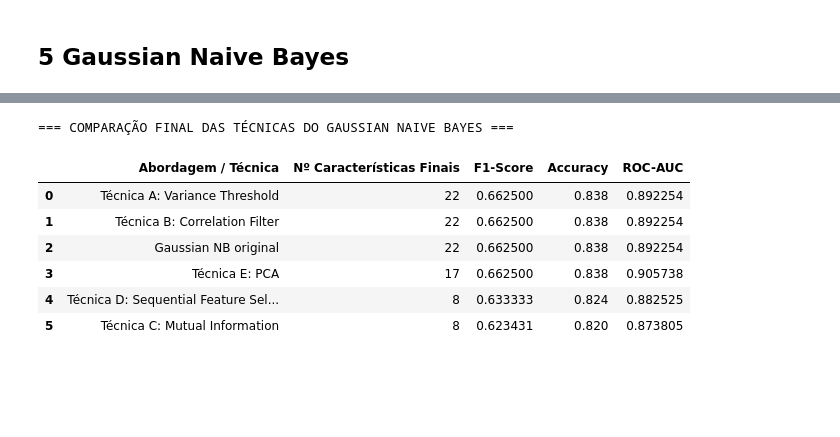
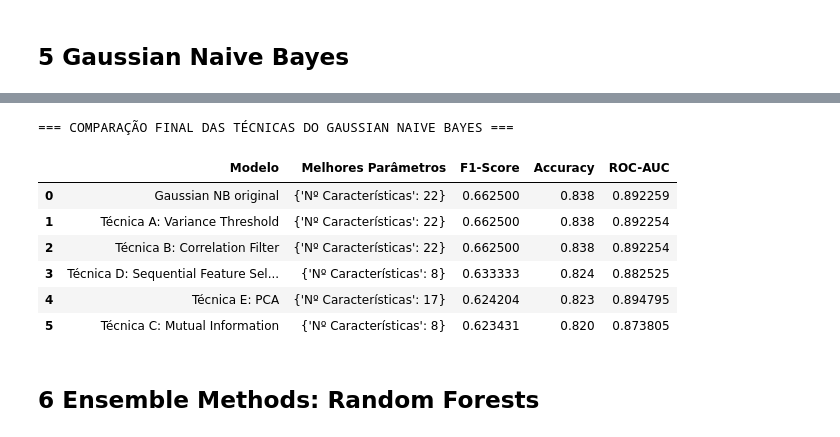
Before and after one commit to OJsan-ForReal/FAA-G22, a Jupyter notebook: projeto_G22_Classificacao.ipynb, the cells around one changed output, grey strips where cells are left out. Drawn from its saved outputs; the diff is of its cells as text; code cells hidden in the pictures; blank space fills up the shorter version.

```diff
--- a/projeto_G22_Classificacao.ipynb
+++ b/projeto_G22_Classificacao.ipynb
@@ -699,10 +710,11 @@ print("\nDetailed Classification Report:\n", classification_report(y_test, y_pre
 
 todos_resultados = []  # Criar uma lista para armazenar os resultados de todas as técnicas
 todos_resultados.append({
-    "Abordagem / Técnica": "KNN original",
-    "best_k" : grid_knn.best_params_['n_neighbors'],
-    "best_weights" : grid_knn.best_params_['weights'],
-    "Nº Características Finais": X_learning_pca_scaled.shape[1],
+    "Modelo": "KNN original",
+    "Melhores Parâmetros": grid_knn.best_params_,
+    # "best_k" : grid_knn.best_params_['n_neighbors'],
+    # "best_weights" : grid_knn.best_params_['weights'],
+    # "Nº Características Finais": X_learning_scaled.shape[1],
     "F1-Score": f1_score(y_test, y_pred_knn),
     "Accuracy": accuracy_score(y_test, y_pred_knn),
     "ROC-AUC": roc_auc_score(y_test, y_prob_knn)
@@ -957,8 +994,7 @@ weighted avg       0.84      0.84      0.83      1000
 # %%
 from sklearn.naive_bayes import GaussianNB
 
-# 存储 GNB 结果
-resultados_gnb = []
+
 
 # 1. 技术 A
 gnb = GaussianNB()
@@ -966,8 +1002,11 @@ gnb.fit(X_learning_var_scaled, y_learning)
 y_pred = gnb.predict(X_test_var_scaled)
 y_prob = gnb.predict_proba(X_test_var_scaled)[:, 1]
 resultados_gnb.append({
-    "Abordagem / Técnica": "Técnica A: Variance Threshold",
-    "Nº Características Finais": X_learning_var_scaled.shape[1],
+    "Modelo": "Técnica A: Variance Threshold",
+    "Melhores Parâmetros": {
+        "Nº Características": X_learning_var_scaled.shape[1],
+        },
+
     "F1-Score": f1_score(y_test, y_pred),
     "Accuracy": accuracy_score(y_test, y_pred),
     "ROC-AUC": roc_auc_score(y_test, y_prob)
@@ -979,8 +1018,10 @@ gnb.fit(X_learning_corr_scaled, y_learning)
 y_pred = gnb.predict(X_test_corr_scaled)
 y_prob = gnb.predict_proba(X_test_corr_scaled)[:, 1]
 resultados_gnb.append({
-    "Abordagem / Técnica": "Técnica B: Correlation Filter",
-    "Nº Características Finais": X_learning_corr_scaled.shape[1],
+    "Modelo": "Técnica B: Correlation Filter",
+    "Melhores Parâmetros": {
+        "Nº Características": X_learning_corr_scaled.shape[1],
+    },
     "F1-Score": f1_score(y_test, y_pred),
     "Accuracy": accuracy_score(y_test, y_pred),
     "ROC-AUC": roc_auc_score(y_test, y_prob)
@@ -992,8 +1033,10 @@ gnb.fit(X_learning_mi_scaled, y_learning)
 y_pred = gnb.predict(X_test_mi_scaled)
 y_prob = gnb.predict_proba(X_test_mi_scaled)[:, 1]
 resultados_gnb.append({
-    "Abordagem / Técnica": "Técnica C: Mutual Information",
-    "Nº Características Finais": X_learning_mi_scaled.shape[1],
+    "Modelo": "Técnica C: Mutual Information",
+    "Melhores Parâmetros": {
+        "Nº Características": X_learning_mi_scaled.shape[1],
+    },
     "F1-Score": f1_score(y_test, y_pred),
     "Accuracy": accuracy_score(y_test, y_pred),
     "ROC-AUC": roc_auc_score(y_test, y_prob)
@@ -1002,53 +1045,50 @@ resultados_gnb.append({
 # 4. 技术 D
 gnb = GaussianNB()
 gnb.fit(X_learning_sfs_scaled, y_learning)
 y_pred = gnb.predict(X_test_sfs_scaled)
 y_prob = gnb.predict_proba(X_test_sfs_scaled)[:, 1]
 resultados_gnb.append({
-    "Abordagem / Técnica": "Técnica D: Sequential Feature Selection",
-    "Nº Características Finais": X_learning_sfs_scaled.shape[1],
+    "Modelo": "Técnica D: Sequential Feature Selection",
+    "Melhores Parâmetros": {
+        "Nº Características": X_learning_sfs_scaled.shape[1],
+    },
     "F1-Score": f1_score(y_test, y_pred),
     "Accuracy": accuracy_score(y_test, y_pred),
     "ROC-AUC": roc_auc_score(y_test, y_prob)
 })
 
 # 5. 技术 E (PCA)
 gnb = GaussianNB()
 gnb.fit(X_learning_pca_scaled, y_learning)   # 注意你 KNN 代码里 PCA 后变量名可能是 X_learning_pca_scaled
 y_pred = gnb.predict(X_test_pca_scaled)
 y_prob = gnb.predict_proba(X_test_pca_scaled)[:, 1]
 resultados_gnb.append({
-    "Abordagem / Técnica": "Técnica E: PCA",
-    "Nº Características Finais": X_learning_pca_scaled.shape[1],
+    "Modelo": "Técnica E: PCA",
+    "Melhores Parâmetros": {
+        "Nº Características": X_learning_pca_scaled.shape[1],
+    },
     "F1-Score": f1_score(y_test, y_pred),
     "Accuracy": accuracy_score(y_test, y_pred),
     "ROC-AUC": roc_auc_score(y_test, y_prob)
 })
 
-# 6. 原始 GNB (无筛选)
-gnb = GaussianNB()
-gnb.fit(X_learning_scaled, y_learning)   # 你 KNN 原始 baseline 用的 scaled 数据
-y_pred = gnb.predict(X_test_scaled)
-y_prob = gnb.predict_proba(X_test_scaled)[:, 1]
-resultados_gnb.append({
-    "Abordagem / Técnica": "Gaussian NB original",
-    "Nº Características Finais": X_learning_scaled.shape[1],
-    "F1-Score": f1_score(y_test, y_pred),
-    "Accuracy": accuracy_score(y_test, y_pred),
-    "ROC-AUC": roc_auc_score(y_test, y_prob)
-})
+
 
 # 打印最终表格
 print("\n=== COMPARAÇÃO FINAL DAS TÉCNICAS DO GAUSSIAN NAIVE BAYES ===")
 # 按照 F1-Score 降序排列
 df_gnb = pd.DataFrame(resultados_gnb).sort_values(by="F1-Score", ascending=False).reset_index(drop=True)
 display(df_gnb)
+
+tabela_comparacao.append(df_gnb.iloc[0].to_dict())  # Adicionar o melhor resultado do GNB à tabela de comparação geral
 # %% [output]
 === COMPARAÇÃO FINAL DAS TÉCNICAS DO GAUSSIAN NAIVE BAYES ===
-|  | Abordagem / Técnica | Nº Características Finais | F1-Score | Accuracy | ROC-AUC |
-| 0 | Técnica A: Variance Threshold | 22 | 0.662500 | 0.838 | 0.892254 |
-| 1 | Técnica B: Correlation Filter | 22 | 0.662500 | 0.838 | 0.892254 |
-| 2 | Gaussian NB original | 22 | 0.662500 | 0.838 | 0.892254 |
-| 3 | Técnica E: PCA | 17 | 0.662500 | 0.838 | 0.905738 |
-| 4 | Técnica D: Sequential Feature Sel... | 8 | 0.633333 | 0.824 | 0.882525 |
-| 5 | Técnica C: Mutual Information | 8 | 0.623431 | 0.820 | 0.873805 |
+|  | Modelo | Melhores Parâmetros | F1-Score | Accuracy | ROC-AUC |
+| 0 | Gaussian NB original | {'Nº Características': 22} | 0.662500 | 0.838 | 0.892259 |
+| 1 | Técnica A: Variance Threshold | {'Nº Características': 22} | 0.662500 | 0.838 | 0.892254 |
+| 2 | Técnica B: Correlation Filter | {'Nº Características': 22} | 0.662500 | 0.838 | 0.892254 |
+| 3 | Técnica D: Sequential Feature Sel... | {'Nº Características': 8} | 0.633333 | 0.824 | 0.882525 |
+| 4 | Técnica E: PCA | {'Nº Características': 17} | 0.624204 | 0.823 | 0.894795 |
+| 5 | Técnica C: Mutual Information | {'Nº Características': 8} | 0.623431 | 0.820 | 0.873805 |
+# %% [markdown]
+## 6 Ensemble Methods: Random Forests
```
Also changed, not shown: parts of 30 cells of this notebook.
